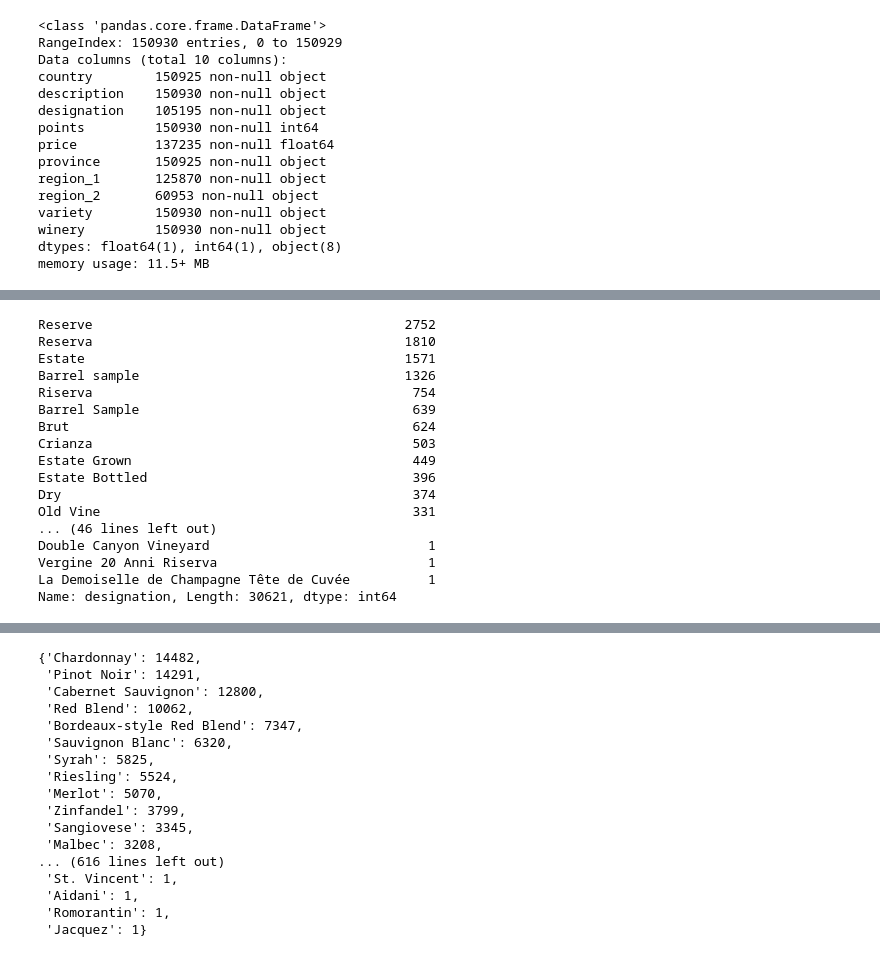
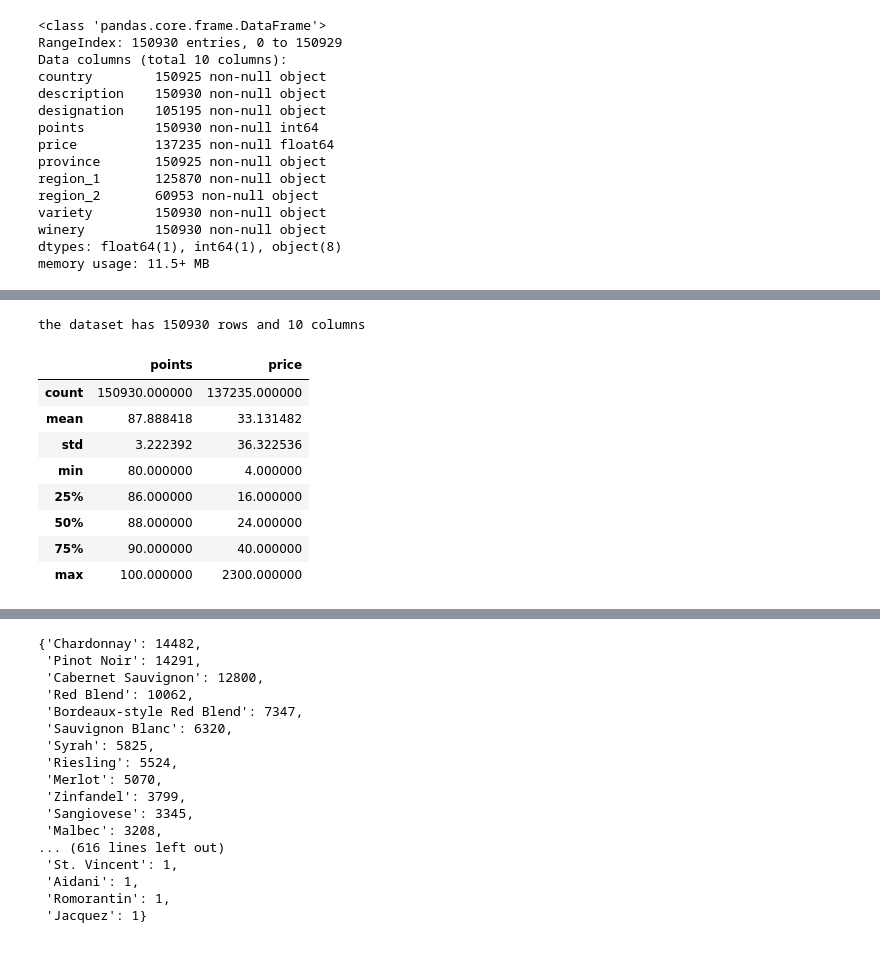
Before and after one commit to igorstojanovic91/wine-review-analysis, a Jupyter notebook: Wine reviews Analysis.ipynb, the cells around one changed output, grey strips where cells are left out. Cells and saved outputs as stored; diff of their text form; code cells hidden in the pictures.

```diff
--- a/Wine reviews Analysis.ipynb
+++ b/Wine reviews Analysis.ipynb
@@ -66,20 +44,22 @@ Name: variety, Length: 632, dtype: int64
-# %%
-df.designation.value_counts()
-# %% [output]
-Reserve                                        2752
-Reserva                                        1810
-Estate                                         1571
-Barrel sample                                  1326
-Riserva                                         754
-Barrel Sample                                   639
-Brut                                            624
-Crianza                                         503
-Estate Grown                                    449
-Estate Bottled                                  396
-Dry                                             374
-Old Vine                                        331
-... (46 lines left out)
-Double Canyon Vineyard                            1
-Vergine 20 Anni Riserva                           1
-La Demoiselle de Champagne Tête de Cuvée          1
-Name: designation, Length: 30621, dtype: int64
+# %%
+#shape of dataset
+print('the dataset has', df.shape[0], 'rows and', df.shape[1], 'columns')
+# %% [output]
+the dataset has 150930 rows and 10 columns
+# %%
+#summary statistic about numeric variables in dataset
+df.describe()
+
+#Ratings all between 80 and 100.
+#Prices from 4 to 2300, while 75% of the prices are equal or
+#less to 40, huge variance in the dataset
+# %% [output]
+|  | points | price |
+| count | 150930.000000 | 137235.000000 |
+| mean | 87.888418 | 33.131482 |
+| std | 3.222392 | 36.322536 |
+| min | 80.000000 | 4.000000 |
+| 25% | 86.000000 | 16.000000 |
+| 50% | 88.000000 | 24.000000 |
+| 75% | 90.000000 | 40.000000 |
+| max | 100.000000 | 2300.000000 |
```
Also changed, not shown: parts of 10 cells of this notebook.
